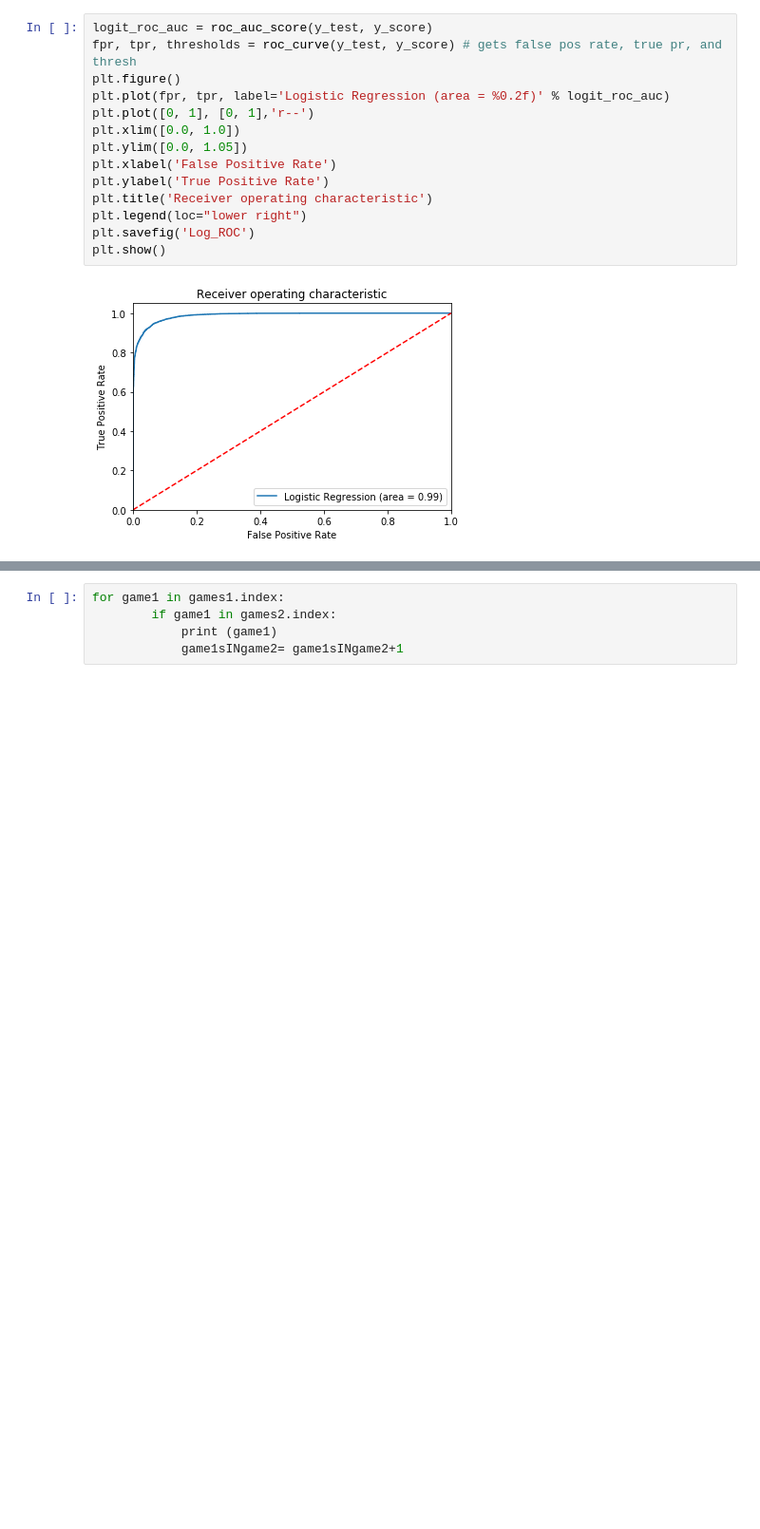
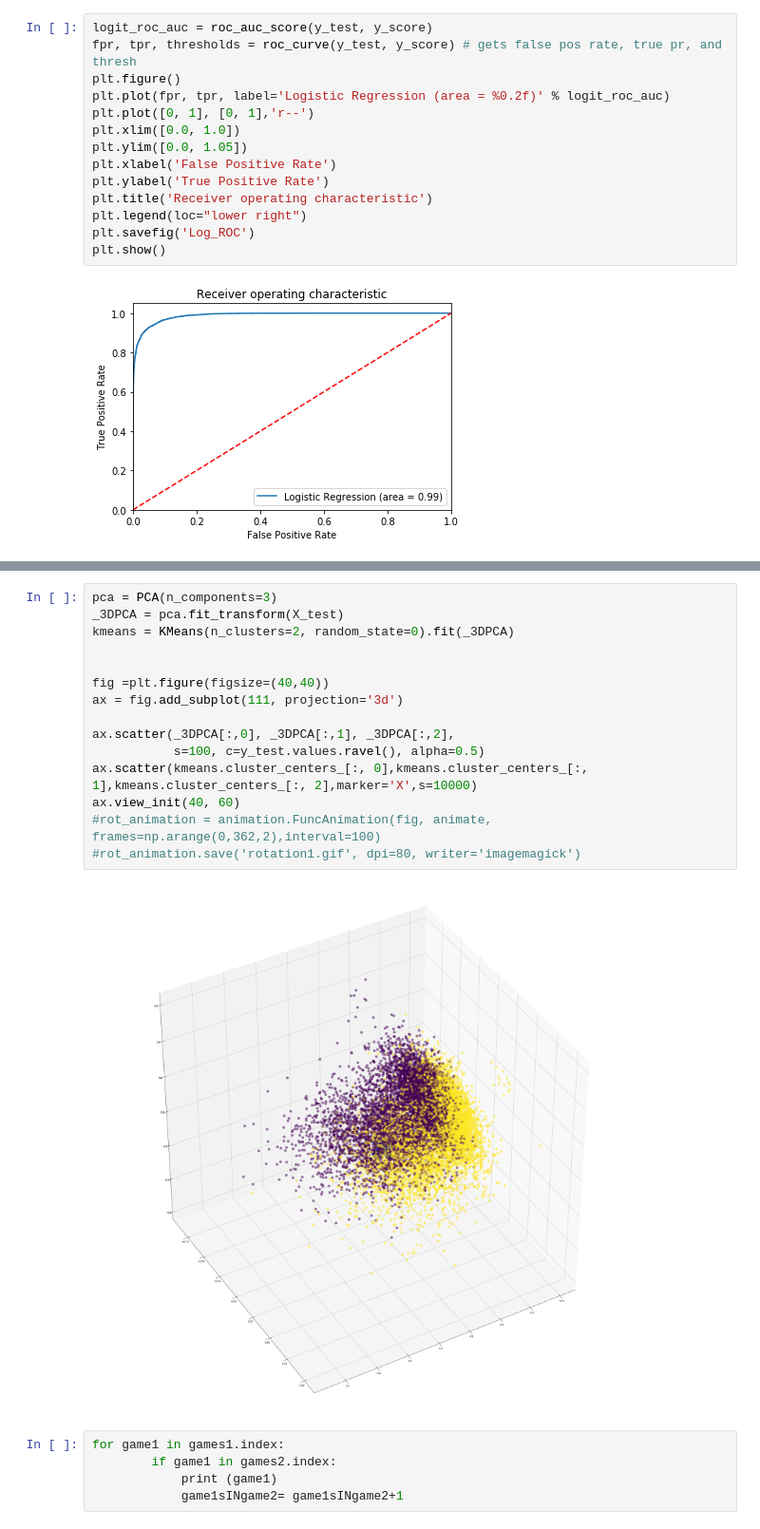
Before and after one commit to jaybooth4/DataVizFinalProject, a Jupyter notebook: GamePrediction/GamePrediction.ipynb, the cells around one changed output, grey strips where cells are left out. Shown at 95% size. Drawn from its saved outputs; the diff is of its cells as text; blank space fills up the shorter version.

```diff
--- a/GamePrediction/GamePrediction.ipynb
+++ b/GamePrediction/GamePrediction.ipynb
@@ -278,3 +343,20 @@ plt.show()
+# %%
+pca = PCA(n_components=3)
+_3DPCA = pca.fit_transform(X_test)
+kmeans = KMeans(n_clusters=2, random_state=0).fit(_3DPCA)
+
+
+fig =plt.figure(figsize=(40,40))
+ax = fig.add_subplot(111, projection='3d')
+
+ax.scatter(_3DPCA[:,0], _3DPCA[:,1], _3DPCA[:,2],
+           s=100, c=y_test.values.ravel(), alpha=0.5)
+ax.scatter(kmeans.cluster_centers_[:, 0],kmeans.cluster_centers_[:, 1],kmeans.cluster_centers_[:, 2],marker='X',s=10000)
+ax.view_init(40, 60)
+#rot_animation = animation.FuncAnimation(fig, animate, frames=np.arange(0,362,2),interval=100)
+#rot_animation.save('rotation1.gif', dpi=80, writer='imagemagick')
+# %% [output]
+[figure, added]
 # %%
 for game1 in games1.index:
         if game1 in games2.index:
```
Also changed, not shown: parts of 18 cells of this notebook.
